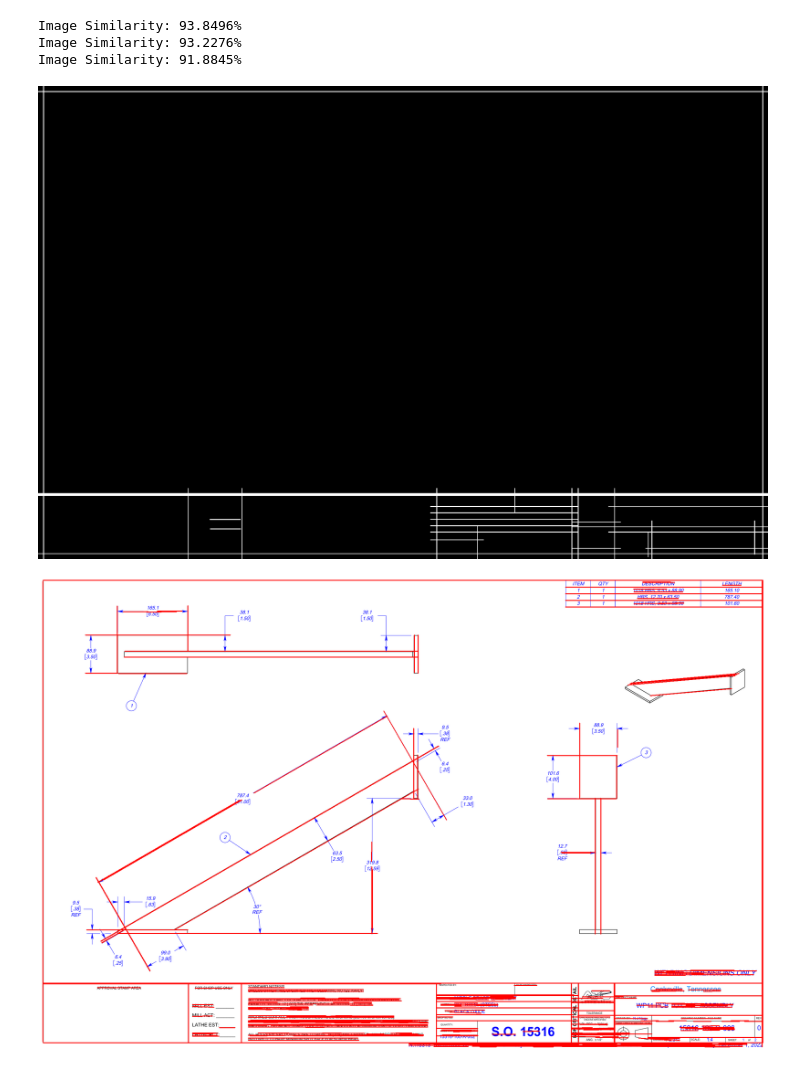
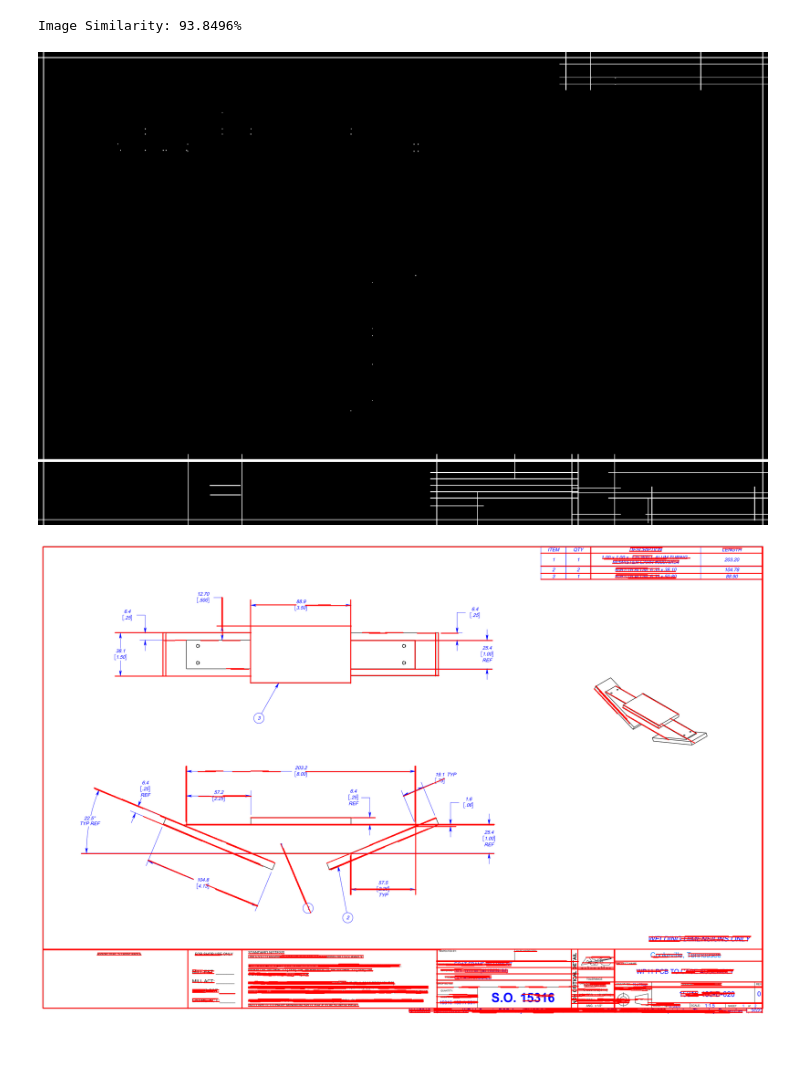
Before and after one commit to sadidul012/mechanical-drawing-scoring, a Jupyter notebook: notebooks/template-extracting/merge-with-existing-methods.ipynb, the cells around one changed output. Saved outputs shown, nothing was run; the diff lists cells and outputs as text; code cells hidden in the pictures.

```diff
--- a/notebooks/template-extracting/merge-with-existing-methods.ipynb
+++ b/notebooks/template-extracting/merge-with-existing-methods.ipynb
@@ -54,11 +54,15 @@ from template_extraction import *
 #     "../../data/original/Ugly/10.pdf",
 #     "../../data/original/Ugly/11.pdf"
 # ]
+# files = [
+#     "../../data/original/Good/15316-100-D-006_Sheet1.pdf",
+#     "../../data/original/Good/15316-100-D-020_Sheet2.pdf",
+#     "../../data/original/Good/15316-100-D-040_Sheet1.pdf",
+#     "../../data/original/Good/15316-100-D-041_Sheet1.pdf"
+# ]
 files = [
     "../../data/original/Good/15316-100-D-006_Sheet1.pdf",
-    "../../data/original/Good/15316-100-D-020_Sheet2.pdf",
-    "../../data/original/Good/15316-100-D-040_Sheet1.pdf",
-    "../../data/original/Good/15316-100-D-041_Sheet1.pdf"
+    "../../data/original/Good/15316-100-D-020_Sheet2.pdf"
 ]
 # %%
 font = cv2.FONT_HERSHEY_SIMPLEX
@@ -84,36 +88,34 @@ for f in files:
 borders, template = get_template_borders_from_structures(structures)
 # %% [output]
 Image Similarity: 93.8496%
-Image Similarity: 93.2276%
-Image Similarity: 91.8845%
 # %%
 Image.fromarray(template)
 # %% [output]
-[figure, old version]
+[figure, new version]
 # %%
-f, img, ocr_result, inner_border_lines, title_contours, line_90, sorted_indices, contours, hierarchy_area = image_data[0]
+f, img, ocr_result, inner_border_lines, title_contours, line_90, sorted_indices, contours, hierarchy_area = image_data[1]
 
 gray = cv2.cvtColor(img, cv2.COLOR_BGR2GRAY)
 edges = cv2.Canny(gray, 50, 150, apertureSize=3)
 lines = cv2.HoughLinesP(
     edges,
     rho=1,
     theta=np.pi / 180,
     threshold=100,
     minLineLength=50,
     maxLineGap=10
 )
 lines = remove_similar_lines(lines)
 
 img_comp = img.copy()
 
 for line in lines:
     x1, y1, x2, y2 = line
     cv2.line(img_comp, (x1, y1), (x2, y2), (255, 0, 0), 2)
 
 Image.fromarray(img_comp)
 # %% [output]
-[figure, old version]
+[figure, new version]
 # %%
 mask = structures[0]
 
```
Also changed, not shown: parts of 3 cells of this notebook, 9 other files.
